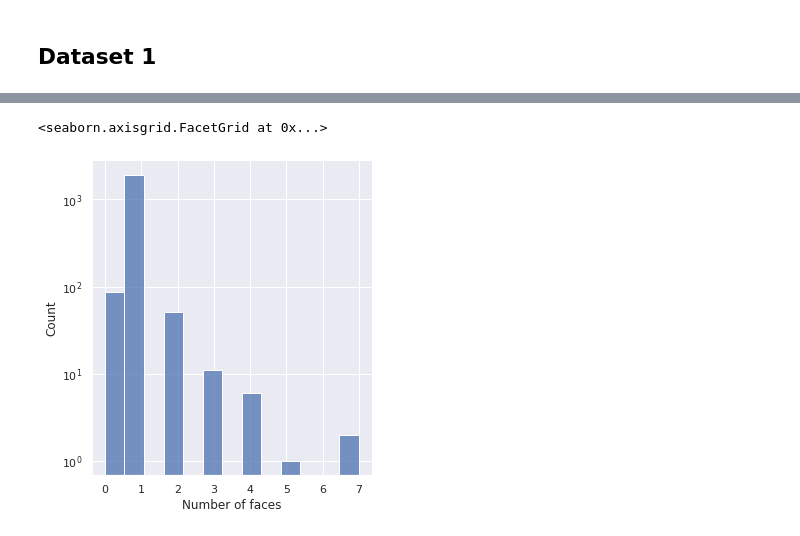
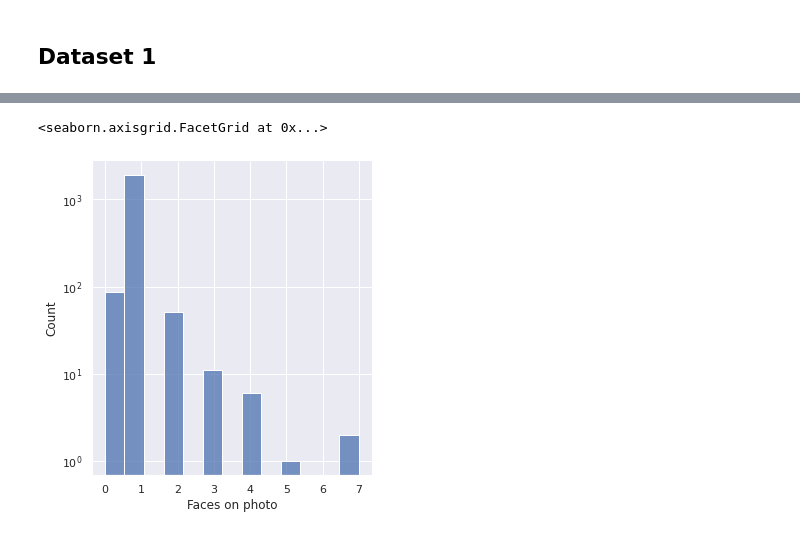
Before and after one commit to amrukwa/mask_detection, a Jupyter notebook: blog_version_pt.2.ipynb, the cells around one changed output, grey strips where cells are left out. Cells and saved outputs as stored; diff of their text form; code cells hidden in the pictures.

```diff
--- a/blog_version_pt.2.ipynb
+++ b/blog_version_pt.2.ipynb
@@ -32,14 +32,34 @@ with open("dataset/first_approach/tina_detections/incorrect_mask.json") as file:
 many_faces = []
 faces_count = []
 lots_faces = []
+photo_size = []
+faces_size = []
+face_perc_area = []
 for cat in [mask_face, nonmask_face, incorrect_face]:
     for i in range(len(cat)):
         img = cat[str(i)]
         faces_no = len(img["objects"])
         faces_count.append(faces_no)
+        filename = img["filename"]
+        image = cv.imread(filename)
+        img_size = image.shape[0]*image.shape[1]
+        photo_size.append(img_size**0.5)
+        for j in range(faces_no):
+            bbox = img["objects"][str(j)]["coordinates"]
+            face_size = (int(float(bbox["x_max"])) - int(float(bbox["x_min"])))*(int(float(bbox["y_max"])) - int(float(bbox["y_min"])))
+            faces_size.append(face_size**0.5)
+            face_perc_area.append(100*face_size/img_size)
         if faces_no > 1:
-            many_faces.append(img["filename"])
+            many_faces.append(filename)
             if faces_no >= 4:
-                lots_faces.append(img["filename"])
+                lots_faces.append(filename)
 # %%
 sns.set(font_scale=1.0)
+# %%
+photo_size = [size/10**3 for size in photo_size]
+# %%
+fig = sns.displot(photo_size)
+for ax in fig.axes.flat:
+    ax.set_yscale('log')
+    ax.set(xlabel='Photo size (kilopixels)')
+fig
@@ -46,9 +69,9 @@ sns.set(font_scale=1.0)
 # %%
 fig = sns.displot(faces_count)
 for ax in fig.axes.flat:
     ax.set_yscale('log')
-    ax.set(xlabel='Number of faces')
+    ax.set(xlabel='Faces on photo')
 fig
 # %% [output]
 <seaborn.axisgrid.FacetGrid at 0x...>
-[figure, old version]
+[figure, new version]
```
Also changed, not shown: parts of 5 cells of this notebook.
